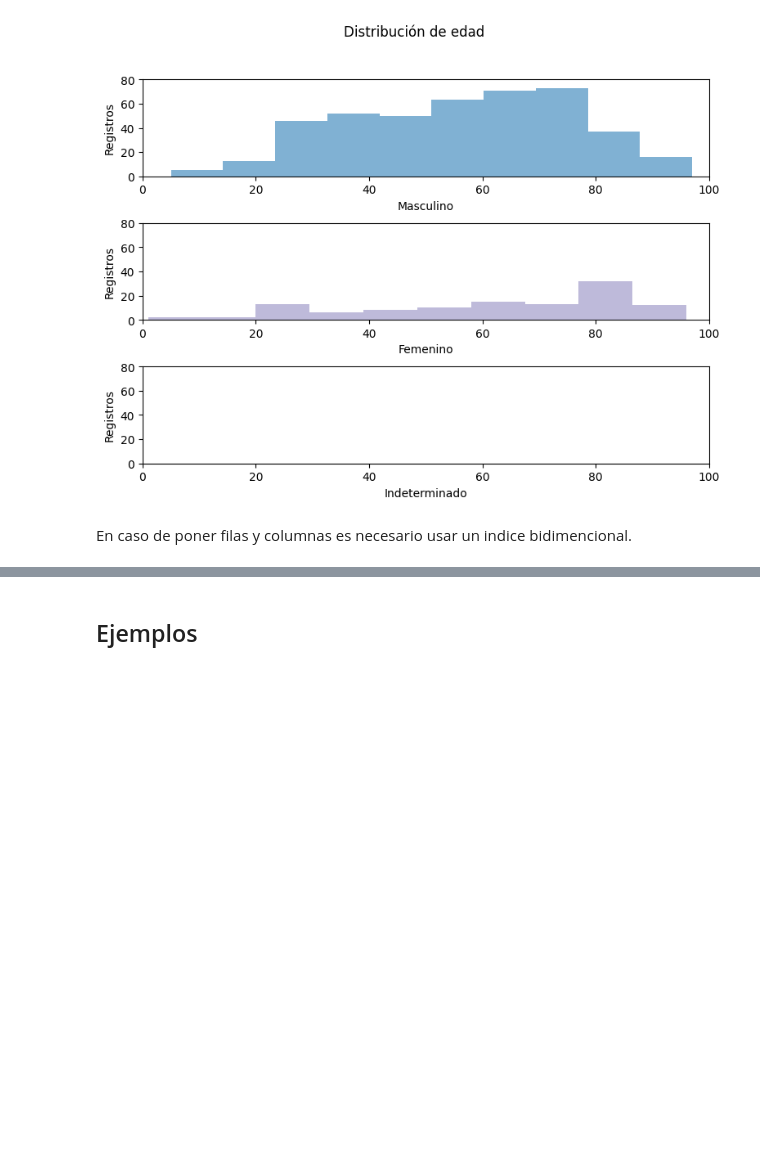
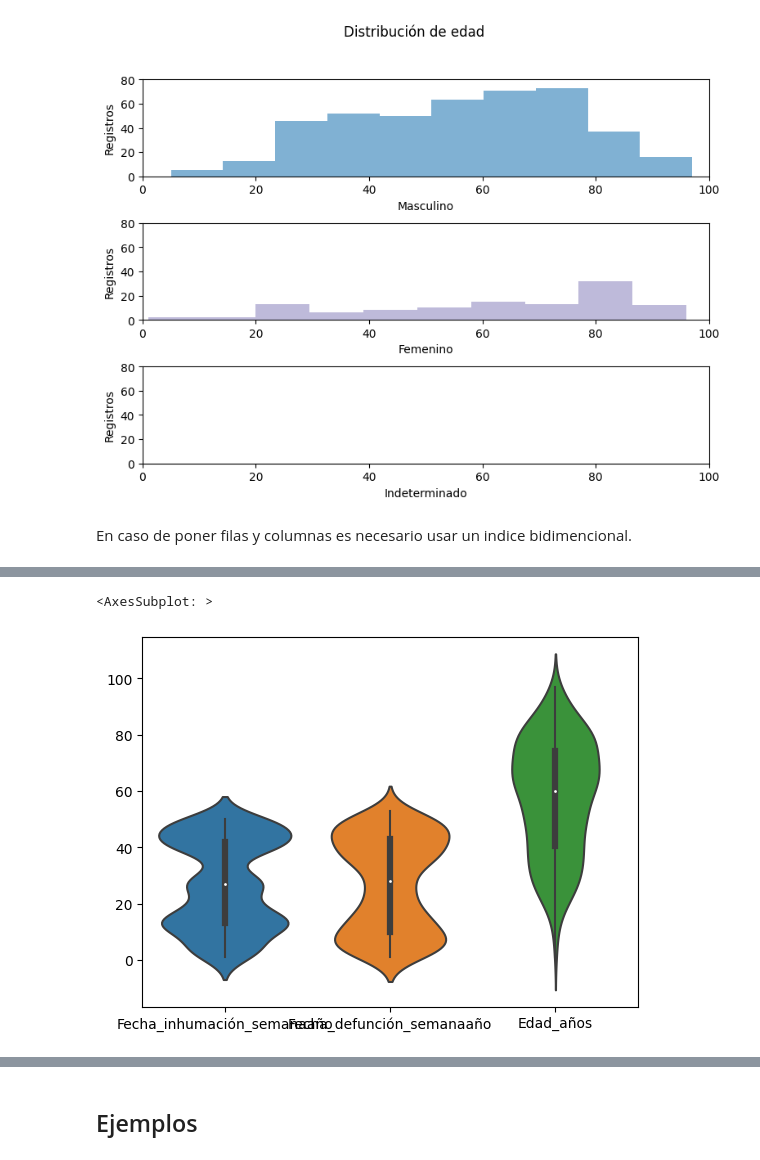
Before and after one commit to mar-esther23/CursoPandas2023, a Jupyter notebook: CP5-Graficas.ipynb, the cells around one changed output, grey strips where cells are left out. Drawn from its saved outputs; the diff is of its cells as text; code cells hidden in the pictures; blank space fills up the shorter version.

```diff
--- a/CP5-Graficas.ipynb
+++ b/CP5-Graficas.ipynb
@@ -438,0 +451,5 @@ Configura esta gráfica para agregar color, leyendas y ejes, etc.
+# %%
+sns.violinplot(df)
+# %% [output]
+<AxesSubplot: >
+[figure, added]
```
Also changed, not shown: parts of 18 cells of this notebook, 1 other file.
